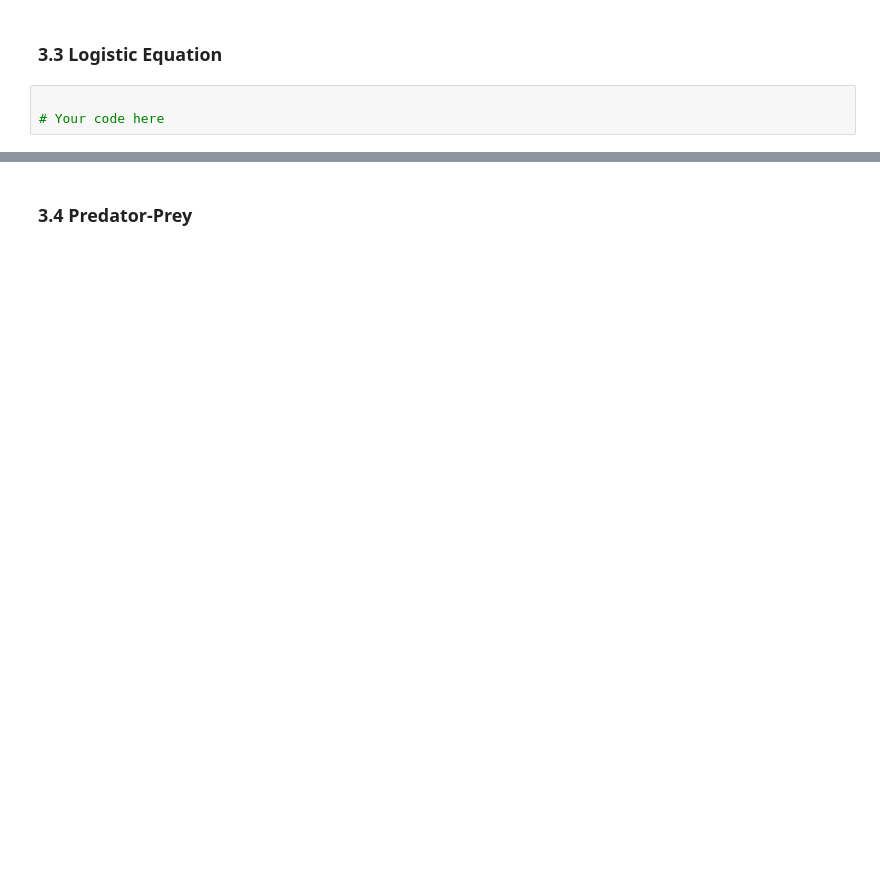
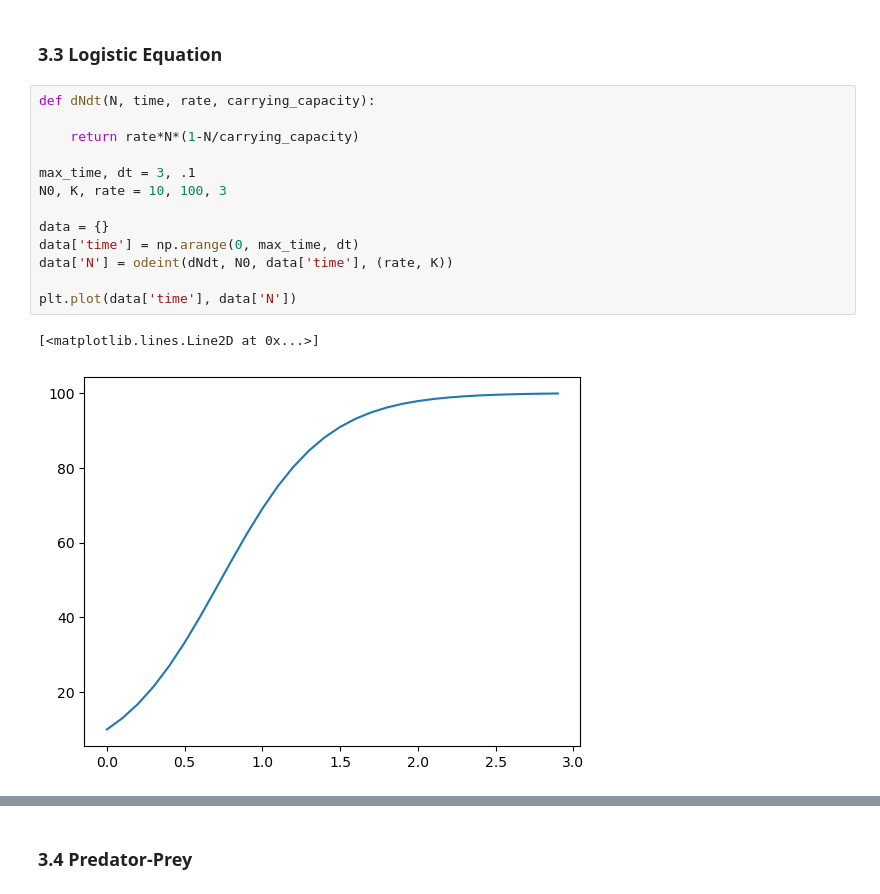
Before and after one commit to SPS-SP2273/learning-portfolio-enxinnn, a Jupyter notebook: numerical solutions/numerical_solutions_(good).ipynb, the cells around one changed output, grey strips where cells are left out. Saved outputs shown, nothing was run; the diff lists cells and outputs as text; blank space fills up the shorter version.

```diff
--- a/numerical solutions/numerical_solutions_(good).ipynb
+++ b/numerical solutions/numerical_solutions_(good).ipynb
@@ -113,5 +200,18 @@ plt.hlines(K, 0, data['time'][-1],
 # %% [markdown]
 ### 3.3 Logistic Equation
 # %%
+def dNdt(N, time, rate, carrying_capacity):
 
-# Your code here
+    return rate*N*(1-N/carrying_capacity)
+
+max_time, dt = 3, .1
+N0, K, rate = 10, 100, 3
+
+data = {}
+data['time'] = np.arange(0, max_time, dt)
+data['N'] = odeint(dNdt, N0, data['time'], (rate, K))
+
+plt.plot(data['time'], data['N'])
+# %% [output]
+[<matplotlib.lines.Line2D at 0x...>]
+[figure, added]
```
Also changed, not shown: parts of 7 cells of this notebook, 4 other files.
